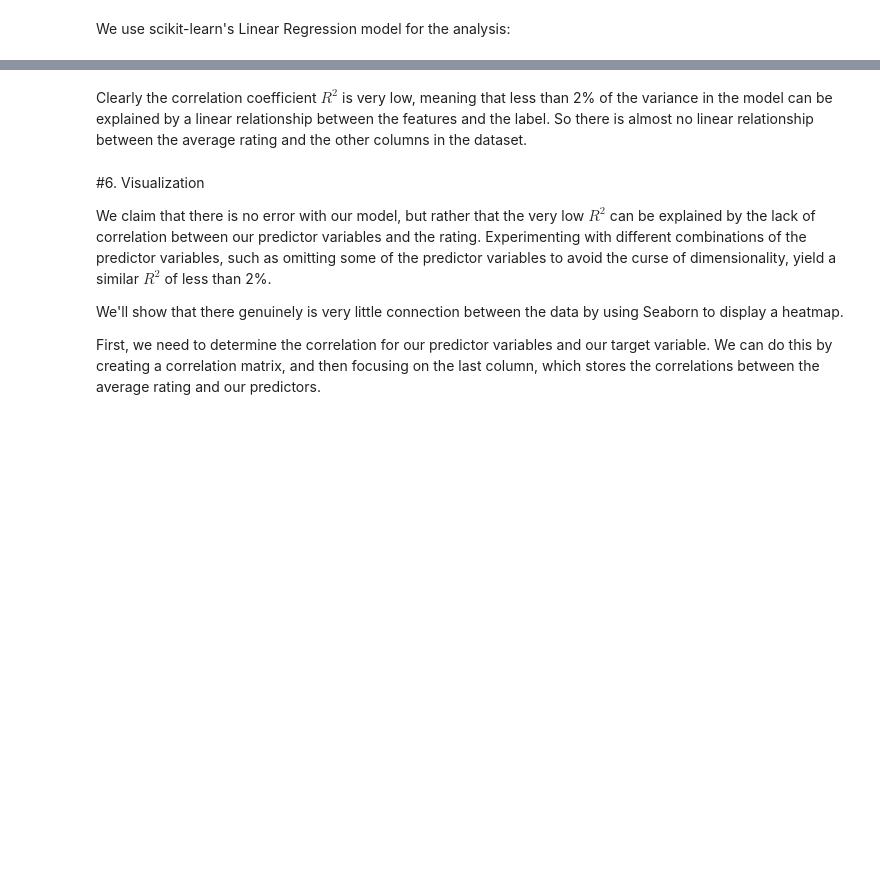
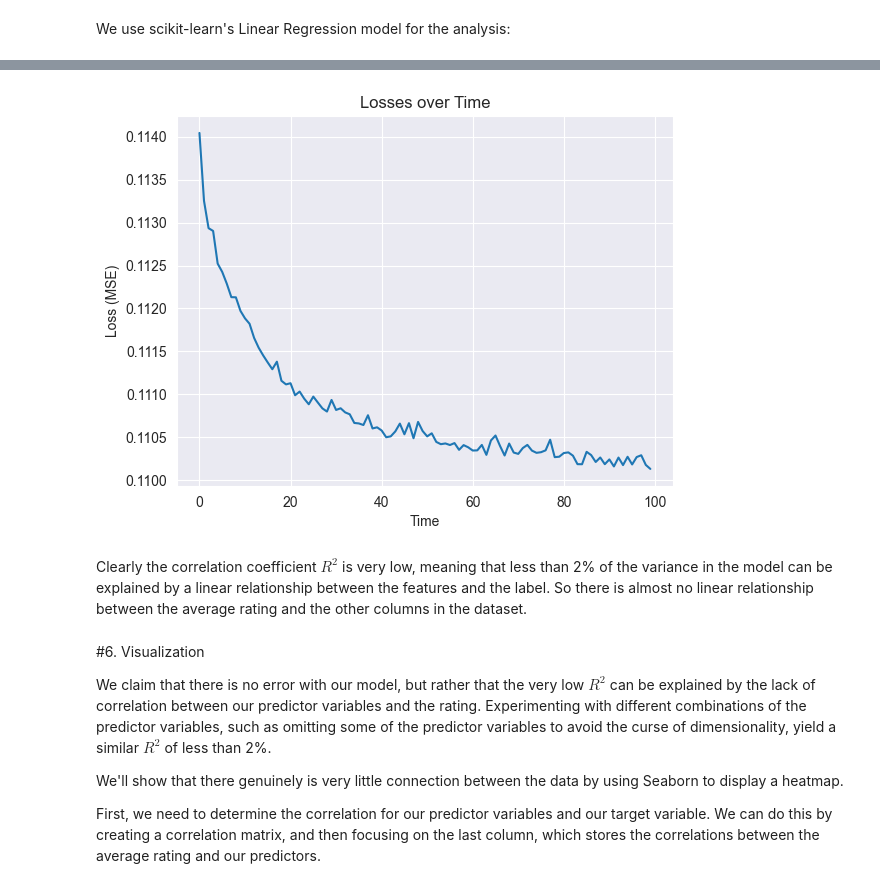
Before and after one commit to aspanguluri/aspanguluri.github.io, a Jupyter notebook: FinalProject.ipynb, the cells around one changed output, grey strips where cells are left out. Cells and saved outputs as stored; diff of their text form; code cells hidden in the pictures; blank space fills up the shorter version.

```diff
--- a/FinalProject.ipynb
+++ b/FinalProject.ipynb
@@ -340,5 +415,2 @@ X_test_scaled =StandardScaler().fit_transform(X_test)
 # %% [markdown]
 We use scikit-learn's Linear Regression model for the analysis:
-# %%
-model = LinearRegression()
-model.fit(X_train_scaled, y_train)
@@ -356,0 +455,22 @@ R-squared: 0.028253303379194628
+# %%
+test_loss = 0.0
+for batch_idx, (data, targets) in enumerate(test_loader):
+    loss = criterion(model(data), targets)
+    test_loss += loss.item()
+test_loss = test_loss / len(test_loader)
+
+train_loss = 0.0
+for batch_idx, (data, targets) in enumerate(train_loader):
+    loss = criterion(model(data), targets)
+    train_loss += loss.item()
+train_loss = train_loss / len(train_loader)
+
+print("Train Loss:", train_loss)
+print("Test Loss:", test_loss)
+
+plt.plot(losses)
+plt.title("Losses over Time")
+plt.xlabel("Time")
+plt.ylabel("Loss (MSE)")
+plt.show()
+# %% [output]
@@ -357,3 +479,4 @@ R-squared: 0.028253303379194628
+[figure, added]
 # %% [markdown]
 Clearly the correlation coefficient ${R^2}$ is very low, meaning that less than 2% of the variance in the model can be explained by a linear relationship between the features and the label. So there is almost no linear relationship between the average rating and the other columns in the dataset.
 # %% [markdown]
```
Also changed, not shown: parts of 51 cells of this notebook, 1 other file.
